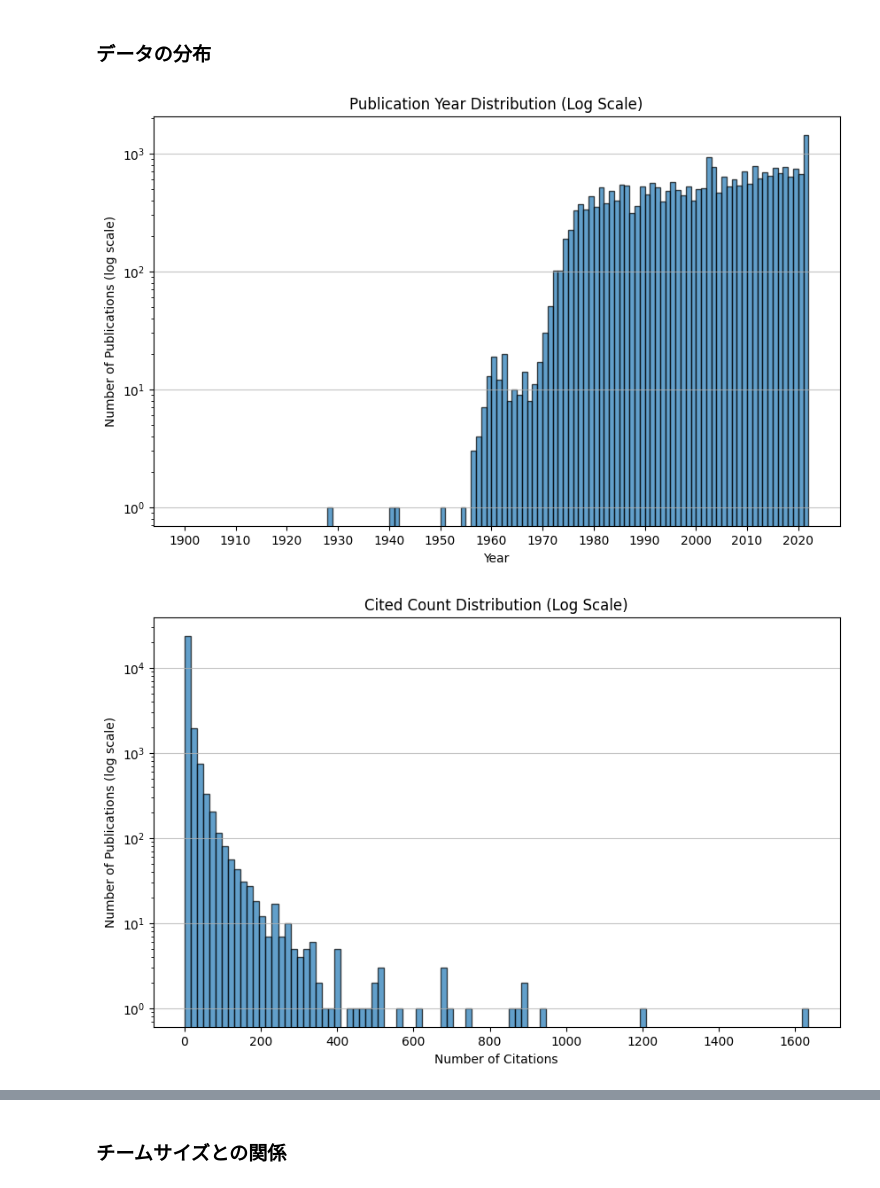
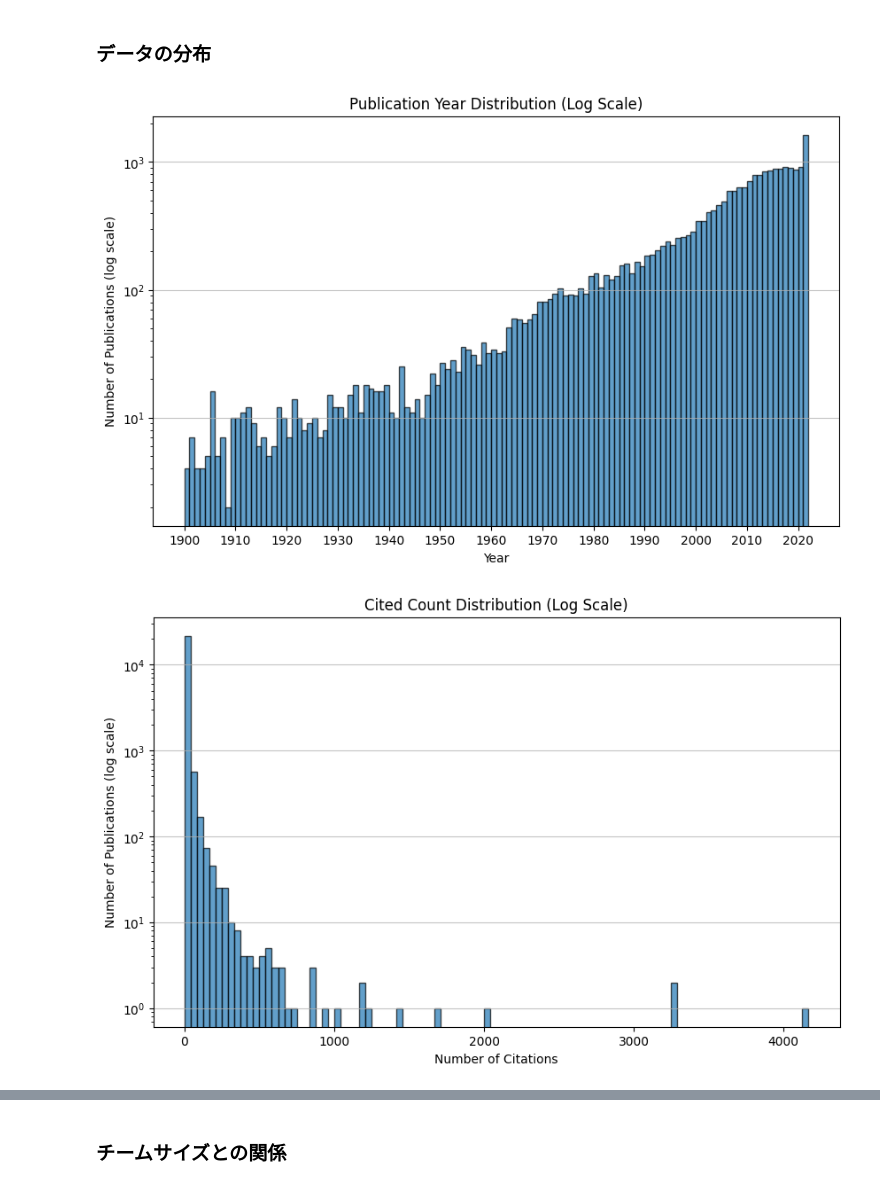
Before and after one commit to ScisciJP/tutorial_jp, a Jupyter notebook: 3-Disruptiveness copy.ipynb, the cells around one changed output, grey strips where cells are left out. Saved outputs shown, nothing was run; the diff lists cells and outputs as text; code cells hidden in the pictures.

Commit message:
random sampling

```diff
--- a/3-Disruptiveness copy.ipynb
+++ b/3-Disruptiveness copy.ipynb
@@ -152,7 +101,7 @@ import pandas as pd
 import matplotlib.pyplot as plt
 
 DATA_DIR = '/disks/qnap2/data/t-yatima/scisciJP2024_tutorial/'
-INPUT_WORKS_JSON_PKL = DATA_DIR + 'fusion_pow_works_json.pkl'
-INPUT_RELATED_REF_DF_PKL = DATA_DIR + 'fusion_pow_rel_ref_df.pkl'
+INPUT_WORKS_DF_PKL = DATA_DIR + 'random_works_df.pkl'
+INPUT_CITATIONS_DF_PKL = DATA_DIR + 'random_rel_ref_df.pkl'
 
 flatten2 = lambda l: [item for sublist in l if sublist == sublist for item in sublist]
@@ -310,0 +108,4 @@ citations_df
+# %%
+works_df = pd.read_pickle(INPUT_WORKS_DF_PKL)
+citations_df = pd.read_pickle(INPUT_CITATIONS_DF_PKL)
+display(works_df, citations_df)
@@ -311,23 +140,23 @@ citations_df
 # %% [markdown]
 ### データの分布
 # %%
-# yearsのヒストグラムの作成
+# works_df['Year']のヒストグラムの作成
 plt.figure(figsize=(10, 6))
-plt.hist(years, bins=range(1900, 2023), edgecolor='black', alpha=0.7, log=True)
+plt.hist(works_df['Year'], bins=range(1900, 2023), edgecolor='black', alpha=0.7, log=True)
 plt.title("Publication Year Distribution (Log Scale)")
 plt.xlabel("Year")
 plt.ylabel("Number of Publications (log scale)")
 plt.xticks(range(1900, 2023, 10))
 plt.grid(axis='y', alpha=0.75)
 
 # ヒストグラムの表示
 plt.show()
 # %% [output]
-[figure, old version]
+[figure, new version]
 # %%
-# cited_countsのヒストグラムの作成
+# works_df['NumberCitations']のヒストグラムの作成
 plt.figure(figsize=(10, 6))
-plt.hist(cited_counts, bins=100, edgecolor='black', alpha=0.7, log=True)
+plt.hist(works_df['NumberCitations'], bins=100, edgecolor='black', alpha=0.7, log=True)
 plt.title("Cited Count Distribution (Log Scale)")
 plt.xlabel("Number of Citations")
 plt.ylabel("Number of Publications (log scale)")
@@ -336,7 +165,7 @@ plt.grid(axis='y', alpha=0.75)
 # ヒストグラムの表示
 plt.show()
 # %% [output]
-[figure, old version]
+[figure, new version]
 # %%
 # ref_countsのヒストグラムの作成
 plt.figure(figsize=(10, 6))
```
Also changed, not shown: parts of 46 cells of this notebook, 2 other files.
